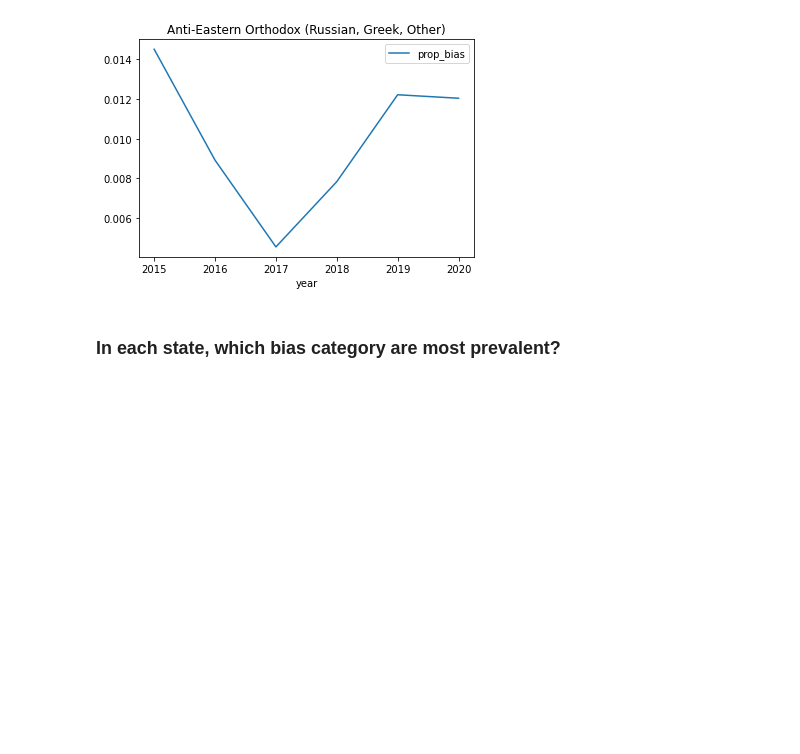
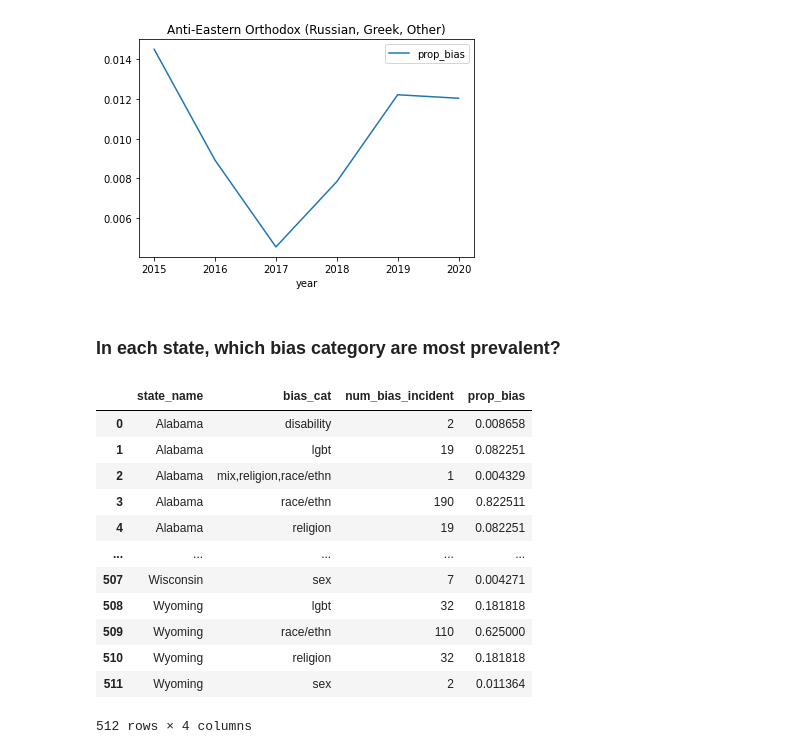
Before and after one commit to shraddha1803/STA_141B_Project, a Jupyter notebook: analysis/explore_hatecrime.ipynb, the cells around one changed output. Saved outputs shown, nothing was run; the diff lists cells and outputs as text; code cells hidden in the pictures; blank space fills up the shorter version.

```diff
--- a/analysis/explore_hatecrime.ipynb
+++ b/analysis/explore_hatecrime.ipynb
@@ -256,3 +256,24 @@ for race in bias_cat_dic["race/ethn"]:
 [figure]
 # %% [markdown]
 ### In each state, which bias category are most prevalent?
+# %%
+# total incidence since 1990s of each bias category of each state
+state_hc = pd.DataFrame(hc.groupby(["state_name", "bias_cat"])["incident_id"].count())
+state_hc.reset_index(inplace = True)
+state_hc.columns = ["state_name", "bias_cat", "num_bias_incident"]
+state_hc["prop_bias"] = state_hc["num_bias_incident"]/state_hc.groupby("state_name")["num_bias_incident"].transform("sum")
+state_hc
+# %% [output]
+|  | state_name | bias_cat | num_bias_incident | prop_bias |
+| 0 | Alabama | disability | 2 | 0.008658 |
+| 1 | Alabama | lgbt | 19 | 0.082251 |
+| 2 | Alabama | mix,religion,race/ethn | 1 | 0.004329 |
+| 3 | Alabama | race/ethn | 190 | 0.822511 |
+| 4 | Alabama | religion | 19 | 0.082251 |
+| ... | ... | ... | ... | ... |
+| 507 | Wisconsin | sex | 7 | 0.004271 |
+| 508 | Wyoming | lgbt | 32 | 0.181818 |
+| 509 | Wyoming | race/ethn | 110 | 0.625000 |
+| 510 | Wyoming | religion | 32 | 0.181818 |
+| 511 | Wyoming | sex | 2 | 0.011364 |
+512 rows × 4 columns
```
Also changed, not shown: parts of 2 cells of this notebook.
